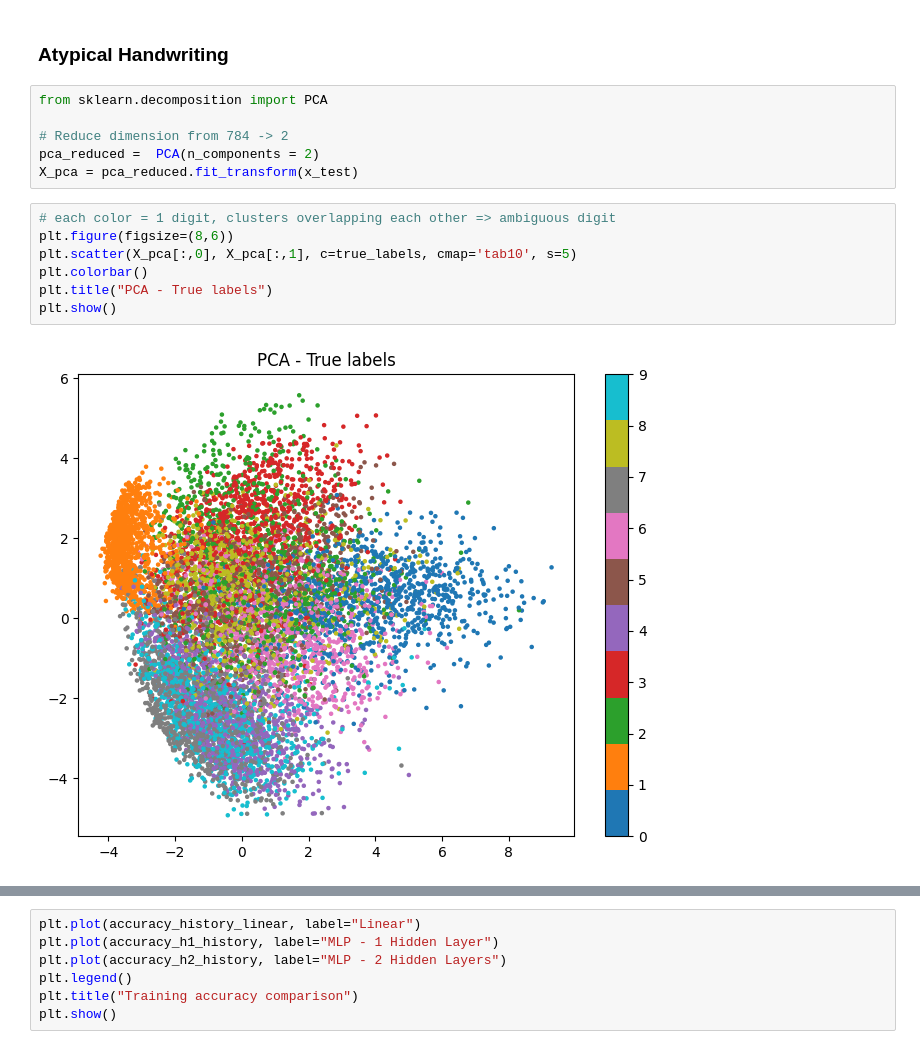
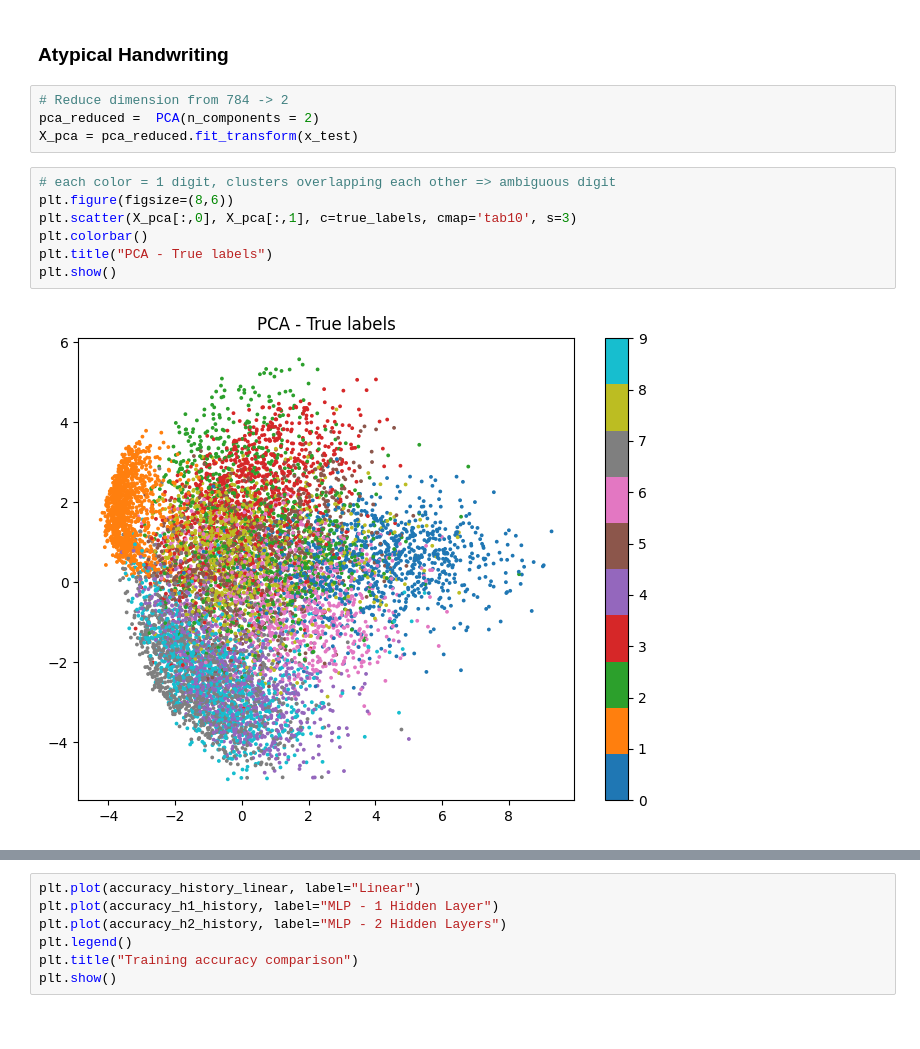
Before and after one commit to Corentin-Monsallier/Machine-Learning, a Jupyter notebook: main.ipynb, the cells around one changed output, grey strips where cells are left out. Saved outputs shown, nothing was run; the diff lists cells and outputs as text.

```diff
--- a/main.ipynb
+++ b/main.ipynb
@@ -477,20 +479,18 @@ display_errors(erreurs_h1,  x_test, true_labels, pred_h1,  "1 hidden layer")
 # %% [markdown]
 ### Atypical Handwriting
 # %%
-from sklearn.decomposition import PCA
-
 # Reduce dimension from 784 -> 2
 pca_reduced =  PCA(n_components = 2)
 X_pca = pca_reduced.fit_transform(x_test)
 # %%
 # each color = 1 digit, clusters overlapping each other => ambiguous digit
 plt.figure(figsize=(8,6))
-plt.scatter(X_pca[:,0], X_pca[:,1], c=true_labels, cmap='tab10', s=5)
+plt.scatter(X_pca[:,0], X_pca[:,1], c=true_labels, cmap='tab10', s=3)
 plt.colorbar()
 plt.title("PCA - True labels")
 plt.show()
 # %% [output]
-[figure, old version]
+[figure, new version]
 # %%
 # the errors that are overlapping centrally are susceptible to be the ambiguous digits and the one isolated corresponds to the atypical handwriting
 correct = (pred_h1 == true_labels)
```
Also changed, not shown: parts of 2 cells of this notebook.
